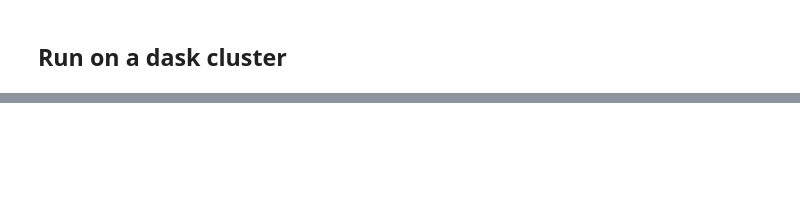
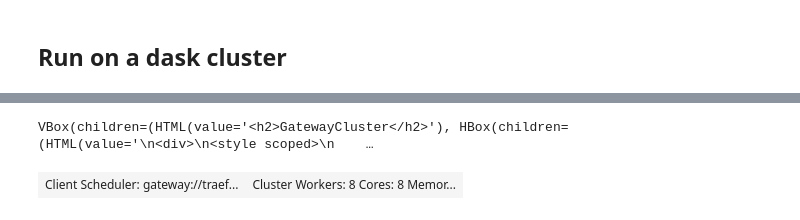
Before and after one commit to gcp4hep/jupyterhub-physlite-demo, a Jupyter notebook: demo.ipynb, the cells around one changed output, grey strips where cells are left out. Drawn from its saved outputs; the diff is of its cells as text; code cells hidden in the pictures; blank space fills up the shorter version.

```diff
--- a/demo.ipynb
+++ b/demo.ipynb
@@ -208,0 +389,11 @@ uproot.open(url, http_handler=AIOHTTP100Source)["CollectionTree/AnalysisElectron
+# %%
+from dask_gateway import GatewayCluster
+cluster = GatewayCluster(
+    worker_cores=1,
+    worker_memory=3.5,
+    image="eu.gcr.io/gke-dev-311213/jupyter-physlite:prod"
+)
+# %%
+cluster
+# %% [output]
+VBox(children=(HTML(value='<h2>GatewayCluster</h2>'), HBox(children=(HTML(value='\n<div>\n<style scoped>\n    …
@@ -208,0 +402,6 @@ uproot.open(url, http_handler=AIOHTTP100Source)["CollectionTree/AnalysisElectron
+# %%
+client = cluster.get_client()
+# %%
+client
+# %% [output]
+| Client Scheduler: gateway://traef... | Cluster Workers: 8 Cores: 8 Memor... |
```
Also changed, not shown: parts of 55 cells of this notebook, 1 other file.
